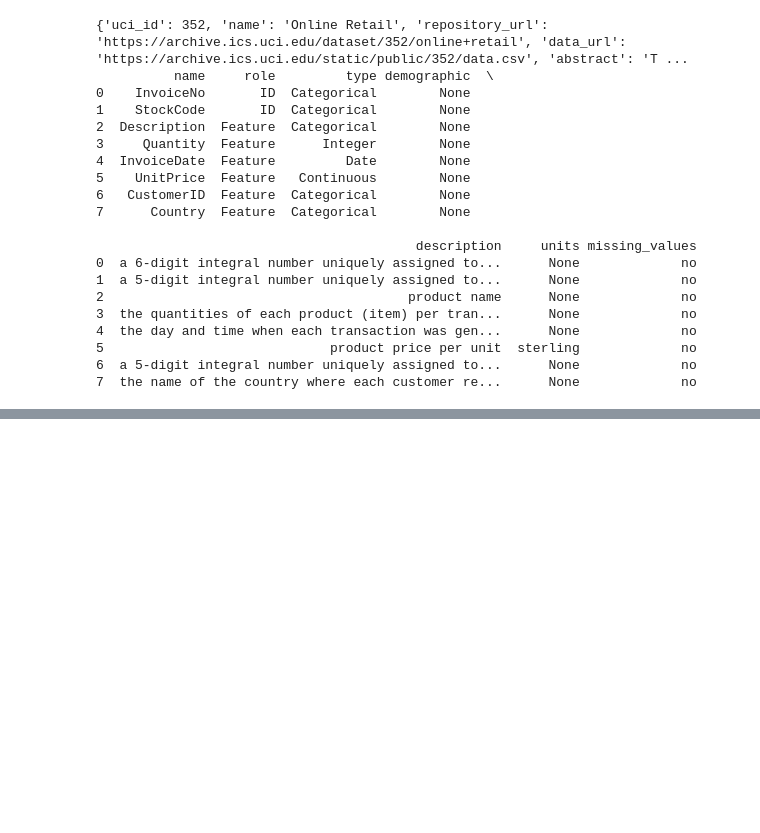
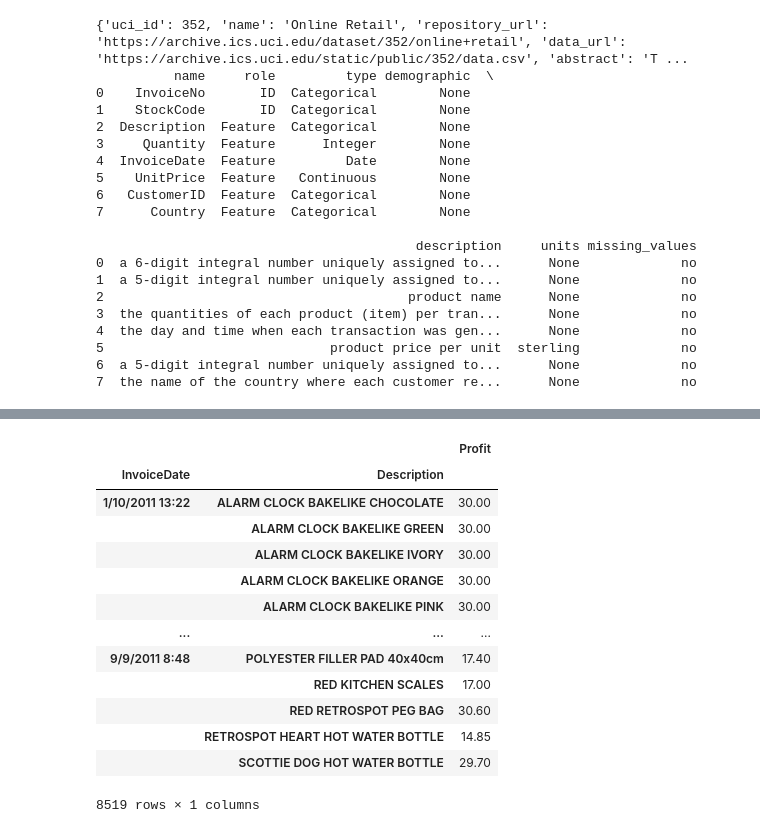
Before and after one commit to Yu5656/machine-learning_101, a Jupyter notebook: ml_13.ipynb, the cells around one changed output, grey strips where cells are left out. Drawn from its saved outputs; the diff is of its cells as text; code cells hidden in the pictures; blank space fills up the shorter version.

```diff
--- a/ml_13.ipynb
+++ b/ml_13.ipynb
@@ -55,0 +128,32 @@ X.groupby('Description').sum()
+# %%
+profit = X2['Quantity'] * X2['UnitPrice']
+
+import pandas as pd
+
+X3 = pd.concat([X2, profit], axis=1)
+
+X4 = X3.drop('Quantity', axis=1).drop('UnitPrice', axis=1)
+X4.columns = ['Description', 'InvoiceDate', 'CustomerID', 'Profit']
+
+#w1 = X4.groupby('InvoiceDate', as_index=False)['Profit'].sum()
+#w1 = X4.groupby(['InvoiceDate', 'CustomerID'])['Profit'].sum(numeric_only=True)
+w1 = pd.DataFrame(X4.groupby(['InvoiceDate', 'Description'])['Profit'].sum()) # pd.DataFrame.groupbyのキーを２つ指定
+#w1 = pd.DataFrame(X4.groupby(['InvoiceDate', 'CustomerID', 'Description'])['Profit'].sum()) # (InvoiceDate, CustomerID)で受注の一意性は確保できそうだが…
+
+#w1.head(), w1.shape
+w1
+# %% [output]
+|  |  | Profit |
+| InvoiceDate | Description |  |
+| 1/10/2011 13:22 | ALARM CLOCK BAKELIKE CHOCOLATE | 30.00 |
+|  | ALARM CLOCK BAKELIKE GREEN | 30.00 |
+|  | ALARM CLOCK BAKELIKE IVORY | 30.00 |
+|  | ALARM CLOCK BAKELIKE ORANGE | 30.00 |
+|  | ALARM CLOCK BAKELIKE PINK | 30.00 |
+| ... | ... | ... |
+| 9/9/2011 8:48 | POLYESTER FILLER PAD 40x40cm | 17.40 |
+|  | RED KITCHEN SCALES | 17.00 |
+|  | RED RETROSPOT PEG BAG | 30.60 |
+|  | RETROSPOT HEART HOT WATER BOTTLE | 14.85 |
+|  | SCOTTIE DOG HOT WATER BOTTLE | 29.70 |
+8519 rows × 1 columns
```
Also changed, not shown: parts of 12 cells of this notebook.
